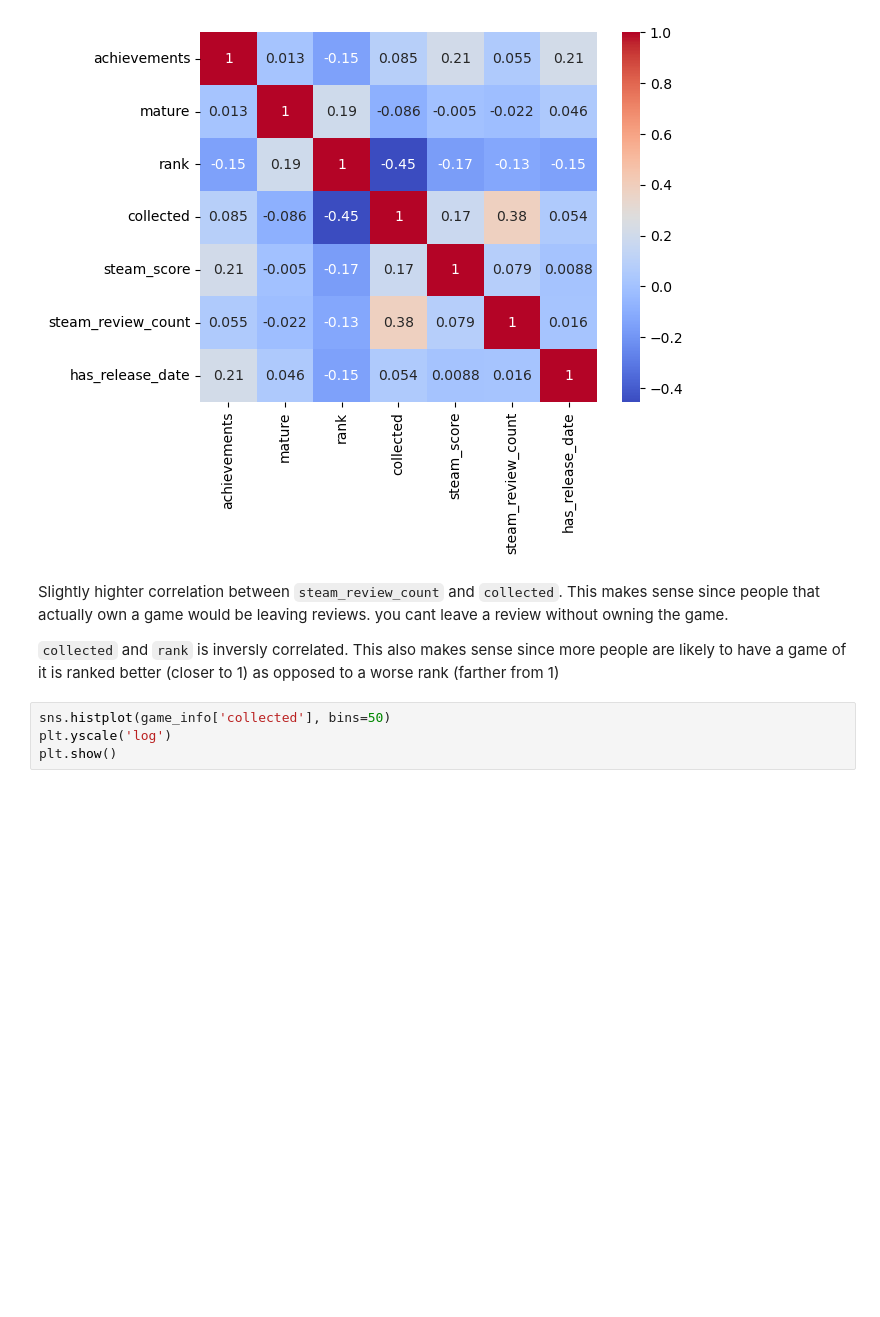
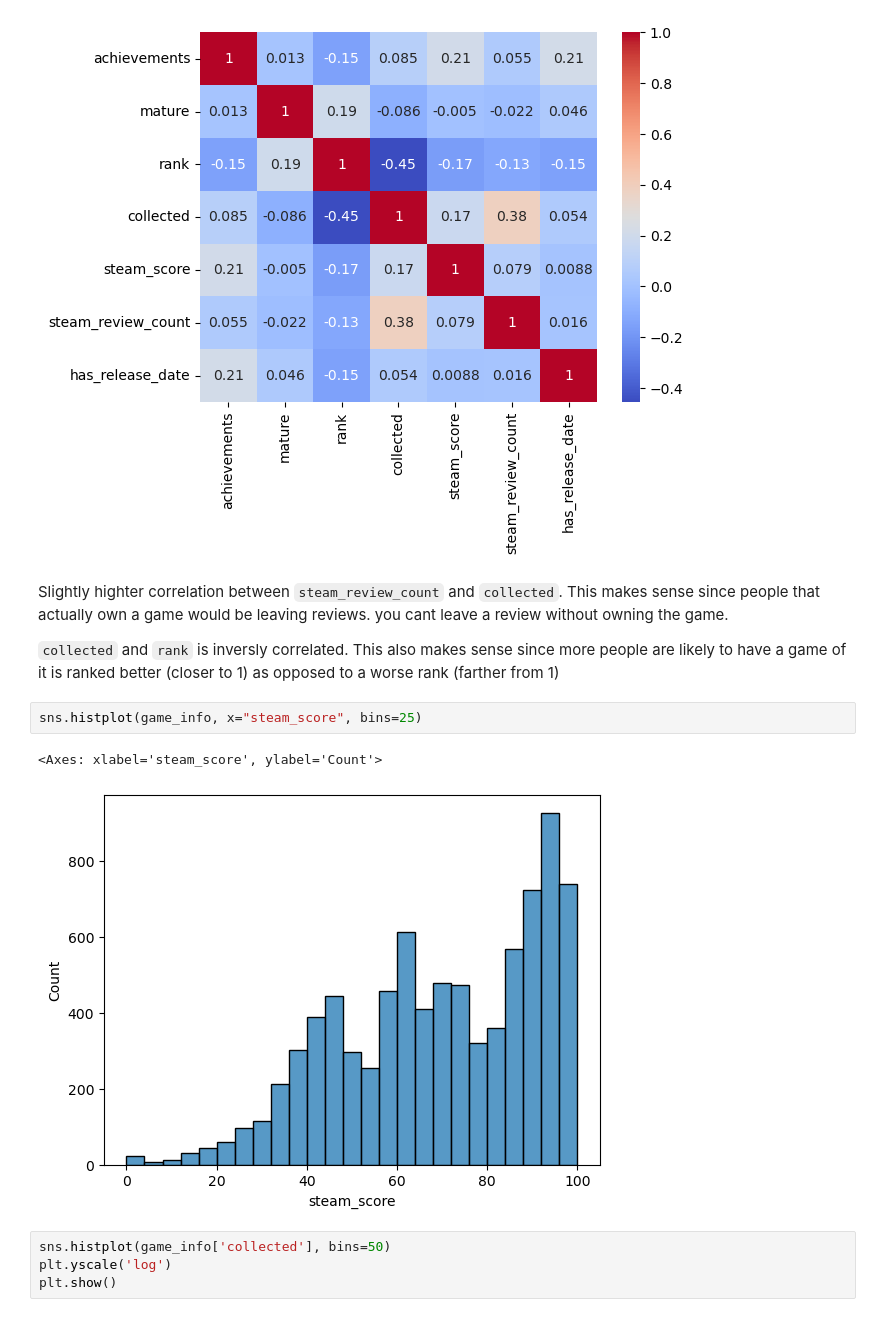
Before and after one commit to alextran1357/game-data-tracker, a Jupyter notebook: src/eda.ipynb, the cells around one changed output. Saved outputs shown, nothing was run; the diff lists cells and outputs as text; blank space fills up the shorter version.

```diff
--- a/src/eda.ipynb
+++ b/src/eda.ipynb
@@ -66,6 +64,11 @@ sns.heatmap(game_info.corr(numeric_only=True), annot=True, cmap="coolwarm")
 Slightly highter correlation between `steam_review_count` and `collected`. This makes sense since people that actually own a game would be leaving reviews. you cant leave a review without owning the game.
 
 `collected` and `rank` is inversly correlated. This also makes sense since more people are likely to have a game of it is ranked better (closer to 1) as opposed to a worse rank (farther from 1)
+# %%
+sns.histplot(game_info, x="steam_score", bins=25)
+# %% [output]
+<Axes: xlabel='steam_score', ylabel='Count'>
+[figure, added]
 # %%
 sns.histplot(game_info['collected'], bins=50)
 plt.yscale('log')
```
Also changed, not shown: parts of 13 cells of this notebook, 2 other files.
